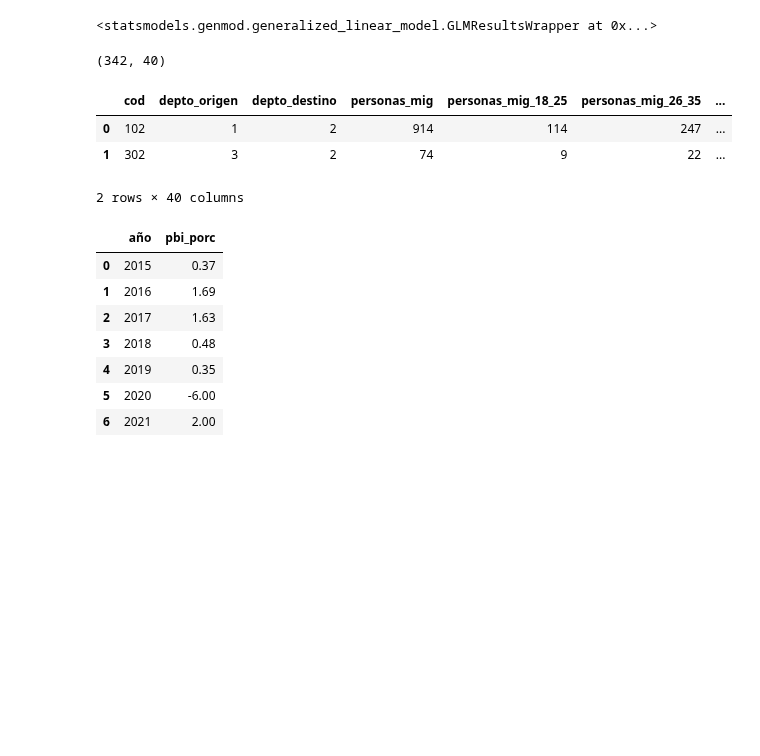
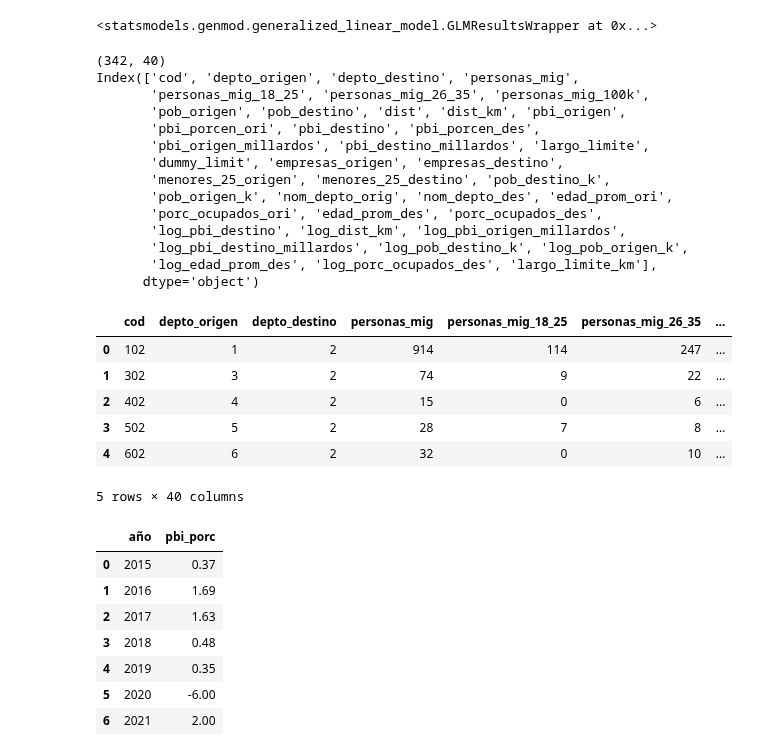
Before and after one commit to guillermodangelo/tesis, a Jupyter notebook: 08-escenarios.ipynb, the cells around one changed output. Cells and saved outputs as stored; diff of their text form; code cells hidden in the pictures; blank space fills up the shorter version.

```diff
--- a/08-escenarios.ipynb
+++ b/08-escenarios.ipynb
@@ -17,14 +17,31 @@ prodSim
 # %%
 # carga datos diádicos
 dd_deptos = cargar_dd_deptos()
 print(dd_deptos.shape)
-dd_deptos.head(2)
+print(dd_deptos.columns)
+dd_deptos.head()
 # %% [output]
 (342, 40)
+Index(['cod', 'depto_origen', 'depto_destino', 'personas_mig',
+       'personas_mig_18_25', 'personas_mig_26_35', 'personas_mig_100k',
+       'pob_origen', 'pob_destino', 'dist', 'dist_km', 'pbi_origen',
+       'pbi_porcen_ori', 'pbi_destino', 'pbi_porcen_des',
+       'pbi_origen_millardos', 'pbi_destino_millardos', 'largo_limite',
+       'dummy_limit', 'empresas_origen', 'empresas_destino',
+       'menores_25_origen', 'menores_25_destino', 'pob_destino_k',
+       'pob_origen_k', 'nom_depto_orig', 'nom_depto_des', 'edad_prom_ori',
+       'porc_ocupados_ori', 'edad_prom_des', 'porc_ocupados_des',
+       'log_pbi_destino', 'log_dist_km', 'log_pbi_origen_millardos',
+       'log_pbi_destino_millardos', 'log_pob_destino_k', 'log_pob_origen_k',
+       'log_edad_prom_des', 'log_porc_ocupados_des', 'largo_limite_km'],
+      dtype='object')
 |  | cod | depto_origen | depto_destino | personas_mig | personas_mig_18_25 | personas_mig_26_35 | ... |
 | 0 | 102 | 1 | 2 | 914 | 114 | 247 | ... |
 | 1 | 302 | 3 | 2 | 74 | 9 | 22 | ... |
+| 2 | 402 | 4 | 2 | 15 | 0 | 6 | ... |
+| 3 | 502 | 5 | 2 | 28 | 7 | 8 | ... |
+| 4 | 602 | 6 | 2 | 32 | 0 | 10 | ... |
-2 rows × 40 columns
+5 rows × 40 columns
 # %%
 pbi = recuperar_crecimiento_pbi()
 pbi
```
Also changed, not shown: parts of 6 cells of this notebook, 13 other files.
